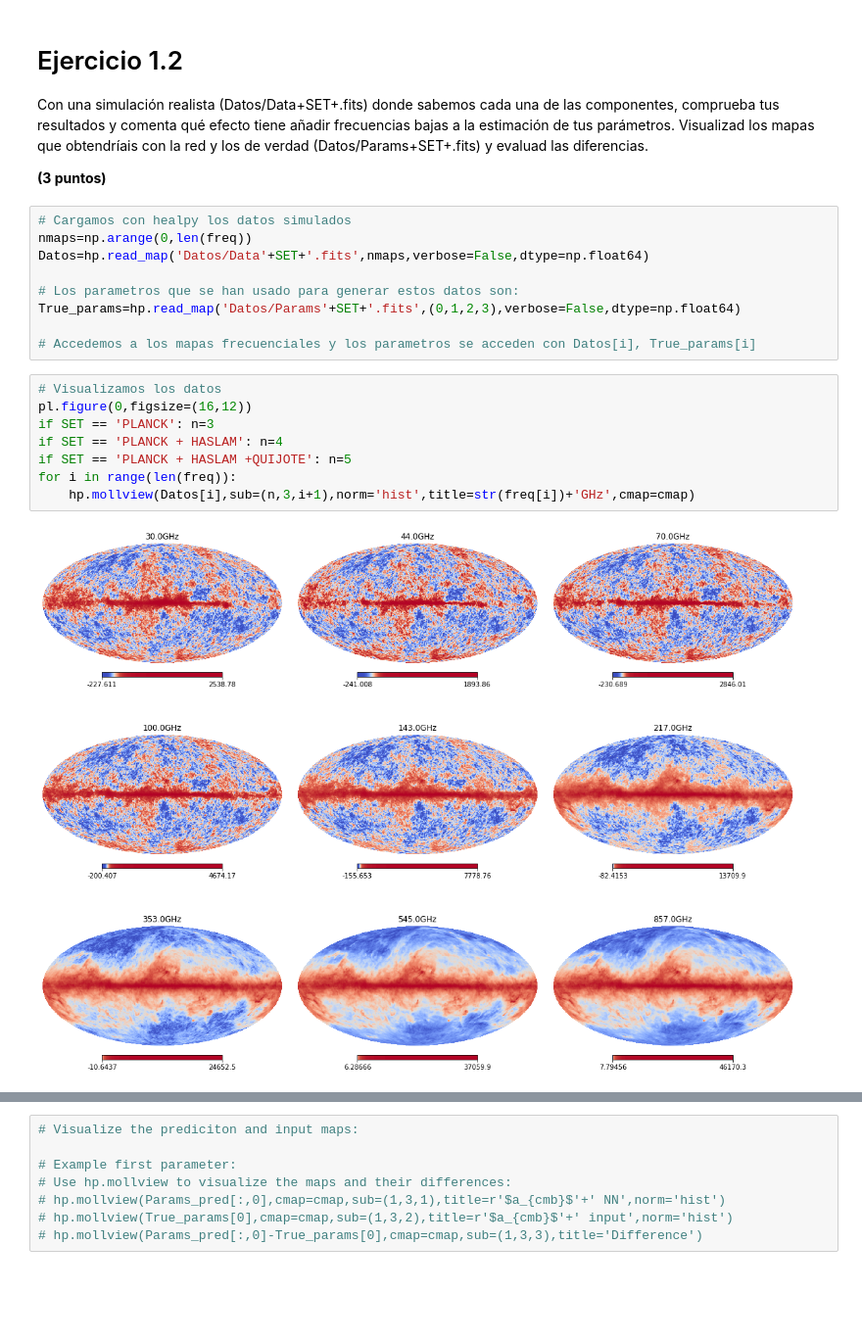
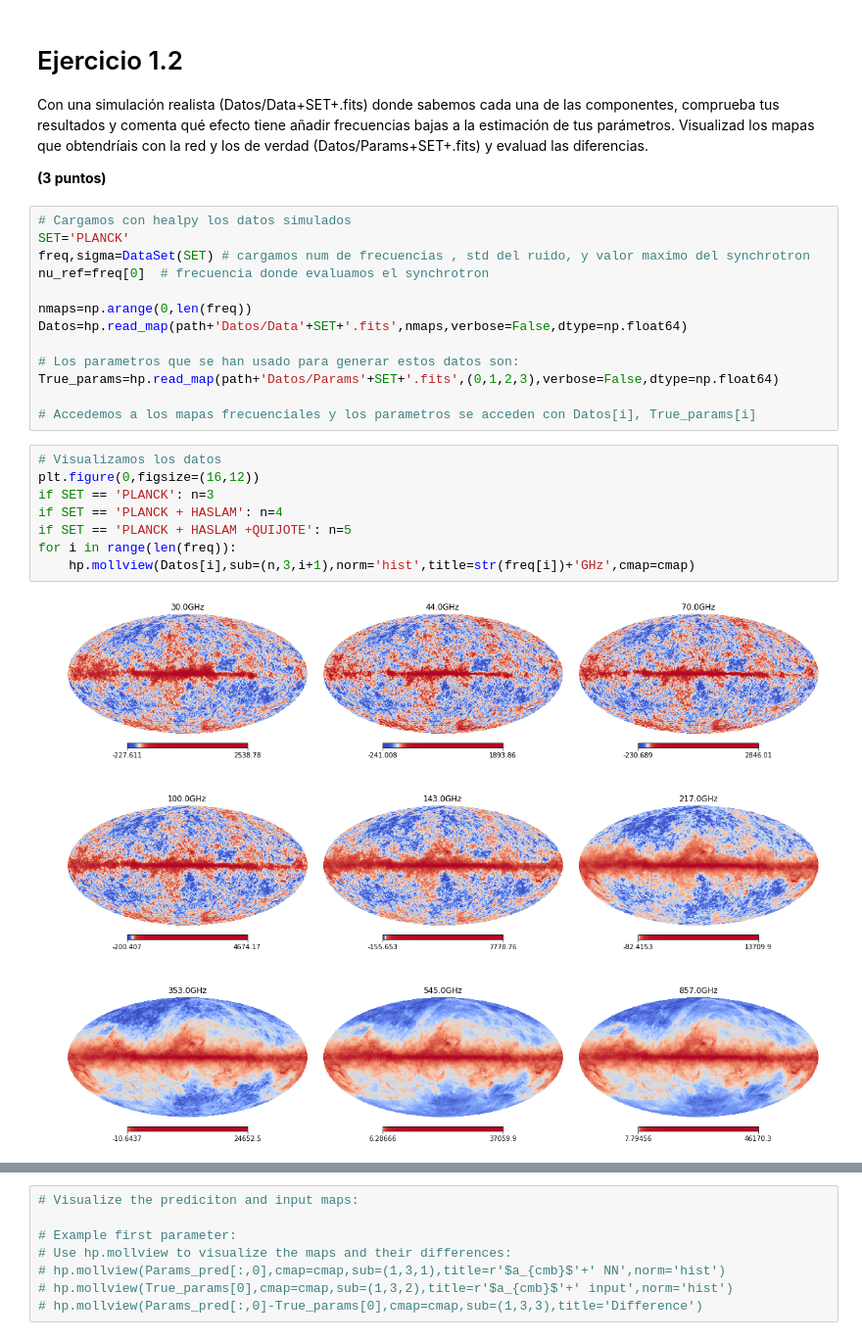
Before and after one commit to davemlz/Master_of_DataScience, a Jupyter notebook: DL-fisica/1 Fondo cosmico de microondas/DataLab2020-20200414T161238Z-001/DataLab2020/CompSepLab2020_Exercice.ipynb, the cells around one changed output, grey strips where cells are left out. Shown at 98% size. Saved outputs shown, nothing was run; the diff lists cells and outputs as text; blank space fills up the shorter version.

```diff
--- a/DL-fisica/1 Fondo cosmico de microondas/DataLab2020-20200414T161238Z-001/DataLab2020/CompSepLab2020_Exercice.ipynb
+++ b/DL-fisica/1 Fondo cosmico de microondas/DataLab2020-20200414T161238Z-001/DataLab2020/CompSepLab2020_Exercice.ipynb
@@ -240,23 +252,27 @@ Con una simulación realista (Datos/Data+SET+.fits) donde sabemos cada una de la
 **(3 puntos)**
 # %%
 # Cargamos con healpy los datos simulados
+SET='PLANCK'
+freq,sigma=DataSet(SET) # cargamos num de frecuencias , std del ruido, y valor maximo del synchrotron
+nu_ref=freq[0]  # frecuencia donde evaluamos el synchrotron
+
 nmaps=np.arange(0,len(freq))
-Datos=hp.read_map('Datos/Data'+SET+'.fits',nmaps,verbose=False,dtype=np.float64)
+Datos=hp.read_map(path+'Datos/Data'+SET+'.fits',nmaps,verbose=False,dtype=np.float64)
 
 # Los parametros que se han usado para generar estos datos son:
-True_params=hp.read_map('Datos/Params'+SET+'.fits',(0,1,2,3),verbose=False,dtype=np.float64)
+True_params=hp.read_map(path+'Datos/Params'+SET+'.fits',(0,1,2,3),verbose=False,dtype=np.float64)
 
 # Accedemos a los mapas frecuenciales y los parametros se acceden con Datos[i], True_params[i]
 # %%
 # Visualizamos los datos
-pl.figure(0,figsize=(16,12))
+plt.figure(0,figsize=(16,12))
 if SET == 'PLANCK': n=3
 if SET == 'PLANCK + HASLAM': n=4
 if SET == 'PLANCK + HASLAM +QUIJOTE': n=5
 for i in range(len(freq)):
     hp.mollview(Datos[i],sub=(n,3,i+1),norm='hist',title=str(freq[i])+'GHz',cmap=cmap)
 # %% [output]
-[figure, old version]
+[figure, new version]
 # %%
 # 1.2 Make predictions with your models and compare results
 # and make a quantitative evaluation of your prediction (ex. correlation coefficient, mse,...)
```
Also changed, not shown: parts of 10 cells of this notebook.
